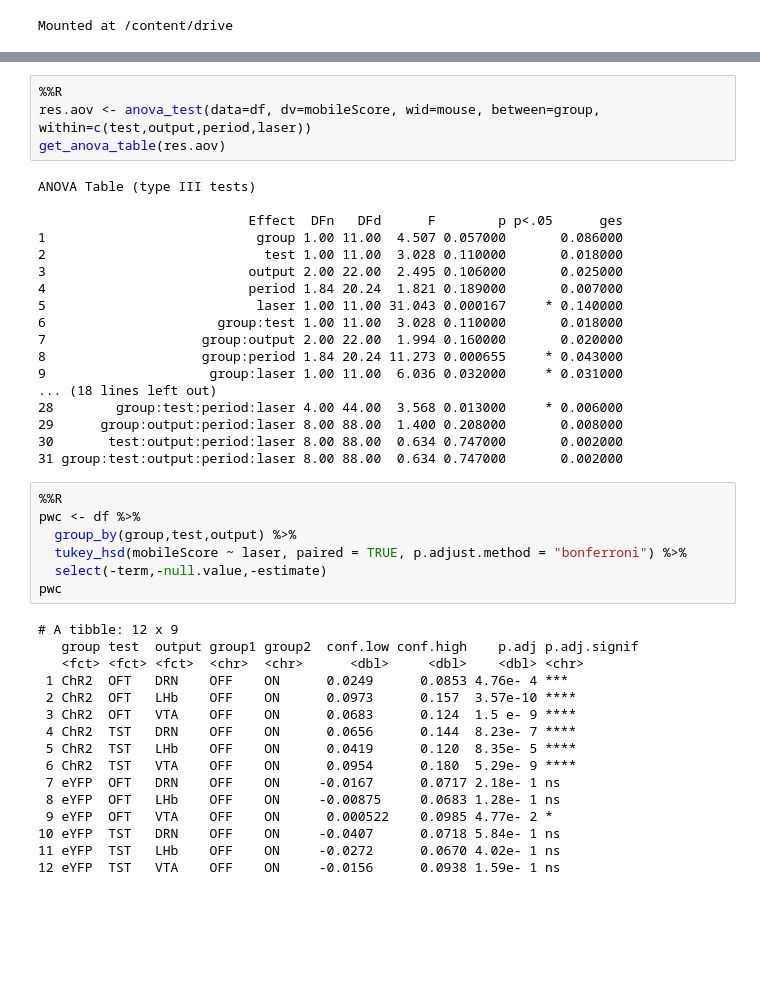
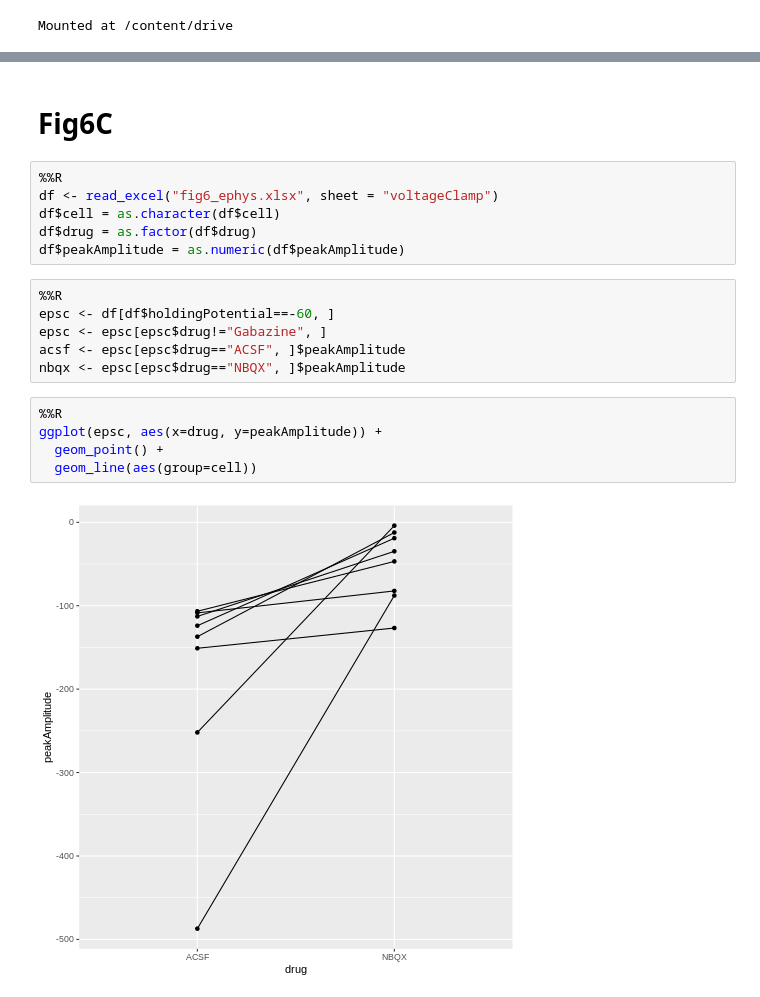
Before and after one commit to katemartian/LHoutputsManuscript, a Jupyter notebook: sourceData/Fig6_stats.ipynb, the cells around one changed output, grey strips where cells are left out. Drawn from its saved outputs; the diff is of its cells as text; blank space fills up the shorter version.

```diff
--- a/sourceData/Fig6_stats.ipynb
+++ b/sourceData/Fig6_stats.ipynb
@@ -108,45 +35,21 @@ ANOVA
-# %%
-%%R
-res.aov <- anova_test(data=df, dv=mobileScore, wid=mouse, between=group, within=c(test,output,period,laser))
-get_anova_table(res.aov)
-# %% [output]
-ANOVA Table (type III tests)
-
-                           Effect  DFn   DFd      F        p p<.05      ges
-1                           group 1.00 11.00  4.507 0.057000       0.086000
-2                            test 1.00 11.00  3.028 0.110000       0.018000
-3                          output 2.00 22.00  2.495 0.106000       0.025000
-4                          period 1.84 20.24  1.821 0.189000       0.007000
-5                           laser 1.00 11.00 31.043 0.000167     * 0.140000
-6                      group:test 1.00 11.00  3.028 0.110000       0.018000
-7                    group:output 2.00 22.00  1.994 0.160000       0.020000
-8                    group:period 1.84 20.24 11.273 0.000655     * 0.043000
-9                     group:laser 1.00 11.00  6.036 0.032000     * 0.031000
-... (18 lines left out)
-28        group:test:period:laser 4.00 44.00  3.568 0.013000     * 0.006000
-29      group:output:period:laser 8.00 88.00  1.400 0.208000       0.008000
-30       test:output:period:laser 8.00 88.00  0.634 0.747000       0.002000
-31 group:test:output:period:laser 8.00 88.00  0.634 0.747000       0.002000
-# %%
-%%R
-pwc <- df %>%
-  group_by(group,test,output) %>%
-  tukey_hsd(mobileScore ~ laser, paired = TRUE, p.adjust.method = "bonferroni") %>%
-  select(-term,-null.value,-estimate)
-pwc
-# %% [output]
-# A tibble: 12 x 9
-   group test  output group1 group2  conf.low conf.high    p.adj p.adj.signif
-   <fct> <fct> <fct>  <chr>  <chr>      <dbl>     <dbl>    <dbl> <chr>
- 1 ChR2  OFT   DRN    OFF    ON      0.0249      0.0853 4.76e- 4 ***
- 2 ChR2  OFT   LHb    OFF    ON      0.0973      0.157  3.57e-10 ****
- 3 ChR2  OFT   VTA    OFF    ON      0.0683      0.124  1.5 e- 9 ****
- 4 ChR2  TST   DRN    OFF    ON      0.0656      0.144  8.23e- 7 ****
- 5 ChR2  TST   LHb    OFF    ON      0.0419      0.120  8.35e- 5 ****
- 6 ChR2  TST   VTA    OFF    ON      0.0954      0.180  5.29e- 9 ****
- 7 eYFP  OFT   DRN    OFF    ON     -0.0167      0.0717 2.18e- 1 ns
- 8 eYFP  OFT   LHb    OFF    ON     -0.00875     0.0683 1.28e- 1 ns
- 9 eYFP  OFT   VTA    OFF    ON      0.000522    0.0985 4.77e- 2 *
-10 eYFP  TST   DRN    OFF    ON     -0.0407      0.0718 5.84e- 1 ns
-11 eYFP  TST   LHb    OFF    ON     -0.0272      0.0670 4.02e- 1 ns
-12 eYFP  TST   VTA    OFF    ON     -0.0156      0.0938 1.59e- 1 ns
+# %% [markdown]
+# Fig6C
+# %%
+%%R
+df <- read_excel("fig6_ephys.xlsx", sheet = "voltageClamp")
+df$cell = as.character(df$cell)
+df$drug = as.factor(df$drug)
+df$peakAmplitude = as.numeric(df$peakAmplitude)
+# %%
+%%R
+epsc <- df[df$holdingPotential==-60, ]
+epsc <- epsc[epsc$drug!="Gabazine", ]
+acsf <- epsc[epsc$drug=="ACSF", ]$peakAmplitude
+nbqx <- epsc[epsc$drug=="NBQX", ]$peakAmplitude
+# %%
+%%R
+ggplot(epsc, aes(x=drug, y=peakAmplitude)) +
+  geom_point() +
+  geom_line(aes(group=cell))
+# %% [output]
+[figure, added]
```
Also changed, not shown: parts of 25 cells of this notebook.
